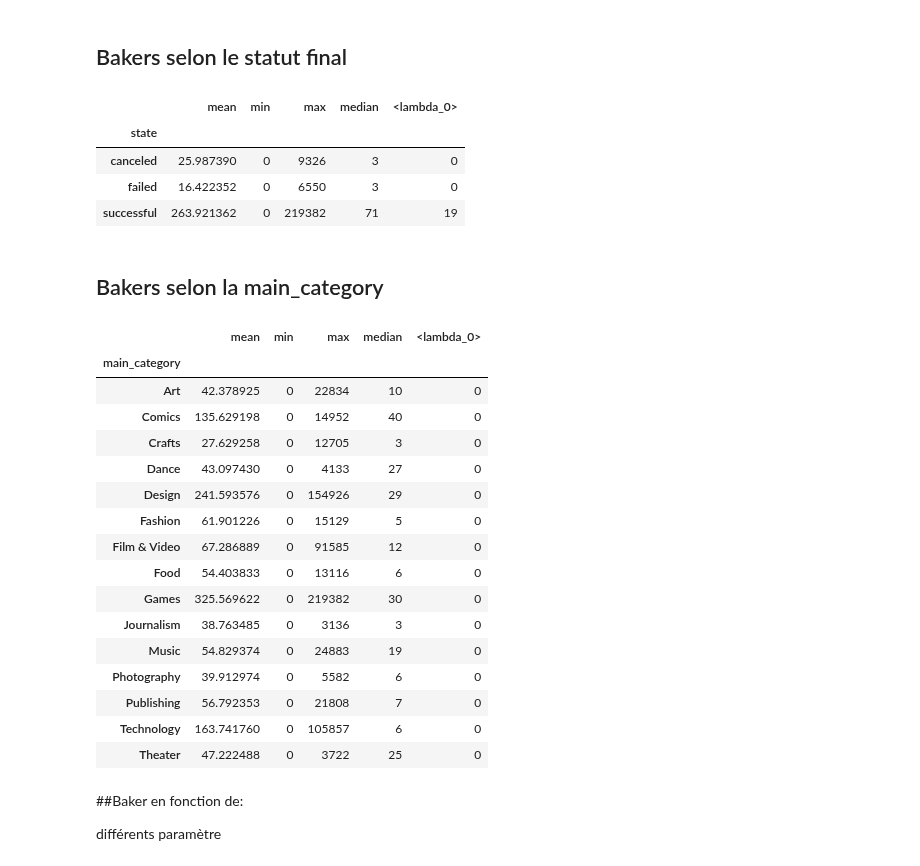
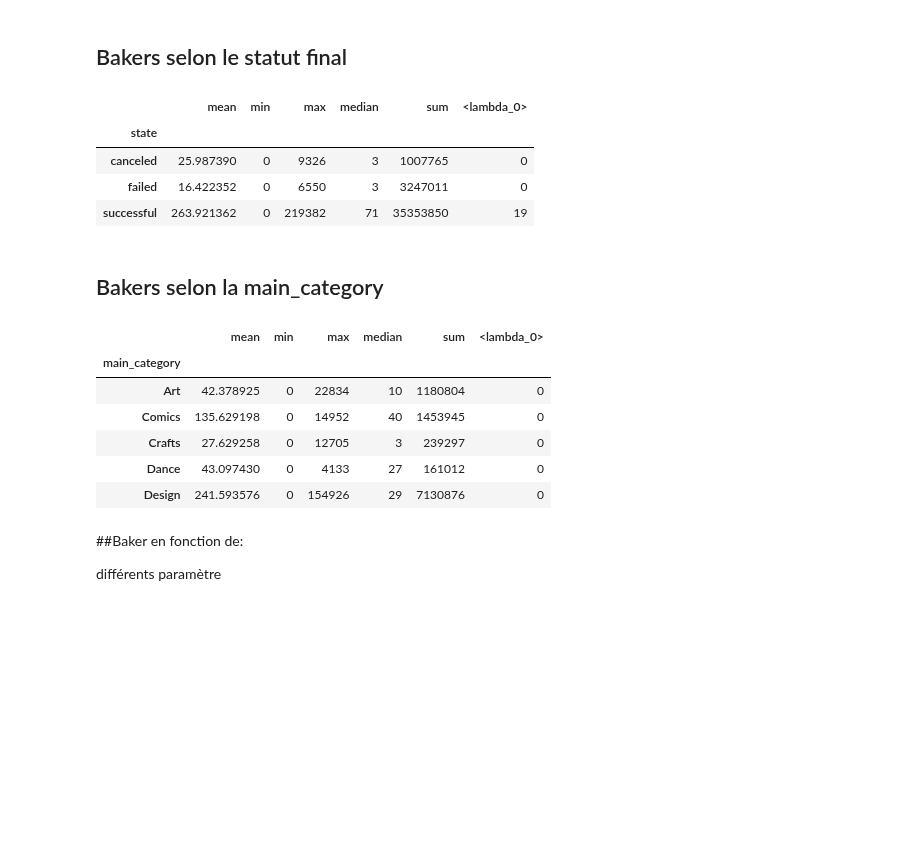
Before and after one commit to tbacha/DMML2019_Team_Apple, a Jupyter notebook: code/Kickstarter_notebook_Team_Apple.ipynb, the cells around one changed output. Drawn from its saved outputs; the diff is of its cells as text; code cells hidden in the pictures; blank space fills up the shorter version.

```diff
--- a/code/Kickstarter_notebook_Team_Apple.ipynb
+++ b/code/Kickstarter_notebook_Team_Apple.ipynb
@@ -121,37 +121,27 @@ Analyse des bakers selon plusieurs paramètre:</br>
 # %% [markdown]
 ## Bakers selon le statut final
 # %%
-df1_statut_complet = df1.groupby(['state'])['backers'].agg(['mean','min','max','median',lambda x: x.mode()[0]])
+df1_statut_complet = df1.groupby(['state'])['backers'].agg(['mean','min','max','median','sum',lambda x: x.mode()[0]])
 df1_statut_complet
 # %% [output]
-|  | mean | min | max | median | <lambda_0> |
-| state |  |  |  |  |  |
-| canceled | 25.987390 | 0 | 9326 | 3 | 0 |
-| failed | 16.422352 | 0 | 6550 | 3 | 0 |
-| successful | 263.921362 | 0 | 219382 | 71 | 19 |
+|  | mean | min | max | median | sum | <lambda_0> |
+| state |  |  |  |  |  |  |
+| canceled | 25.987390 | 0 | 9326 | 3 | 1007765 | 0 |
+| failed | 16.422352 | 0 | 6550 | 3 | 3247011 | 0 |
+| successful | 263.921362 | 0 | 219382 | 71 | 35353850 | 19 |
 # %% [markdown]
 ## Bakers selon la main_category
 # %%
-df1_type_complet = df1.groupby(['main_category'])['backers'].agg(['mean','min','max','median',lambda x: x.mode()[0]])
-df1_type_complet
+df1_type_complet = df1.groupby(['main_category'])['backers'].agg(['mean','min','max','median','sum', lambda x: x.mode()[0]])
+df1_type_complet.head()
 # %% [output]
-|  | mean | min | max | median | <lambda_0> |
-| main_category |  |  |  |  |  |
-| Art | 42.378925 | 0 | 22834 | 10 | 0 |
-| Comics | 135.629198 | 0 | 14952 | 40 | 0 |
-| Crafts | 27.629258 | 0 | 12705 | 3 | 0 |
-| Dance | 43.097430 | 0 | 4133 | 27 | 0 |
-| Design | 241.593576 | 0 | 154926 | 29 | 0 |
-| Fashion | 61.901226 | 0 | 15129 | 5 | 0 |
-| Film & Video | 67.286889 | 0 | 91585 | 12 | 0 |
-| Food | 54.403833 | 0 | 13116 | 6 | 0 |
-| Games | 325.569622 | 0 | 219382 | 30 | 0 |
-| Journalism | 38.763485 | 0 | 3136 | 3 | 0 |
-| Music | 54.829374 | 0 | 24883 | 19 | 0 |
-| Photography | 39.912974 | 0 | 5582 | 6 | 0 |
-| Publishing | 56.792353 | 0 | 21808 | 7 | 0 |
-| Technology | 163.741760 | 0 | 105857 | 6 | 0 |
-| Theater | 47.222488 | 0 | 3722 | 25 | 0 |
+|  | mean | min | max | median | sum | <lambda_0> |
+| main_category |  |  |  |  |  |  |
+| Art | 42.378925 | 0 | 22834 | 10 | 1180804 | 0 |
+| Comics | 135.629198 | 0 | 14952 | 40 | 1453945 | 0 |
+| Crafts | 27.629258 | 0 | 12705 | 3 | 239297 | 0 |
+| Dance | 43.097430 | 0 | 4133 | 27 | 161012 | 0 |
+| Design | 241.593576 | 0 | 154926 | 29 | 7130876 | 0 |
 # %% [markdown]
 ##Baker en fonction de:
 
```
Also changed, not shown: parts of 2 cells of this notebook.
